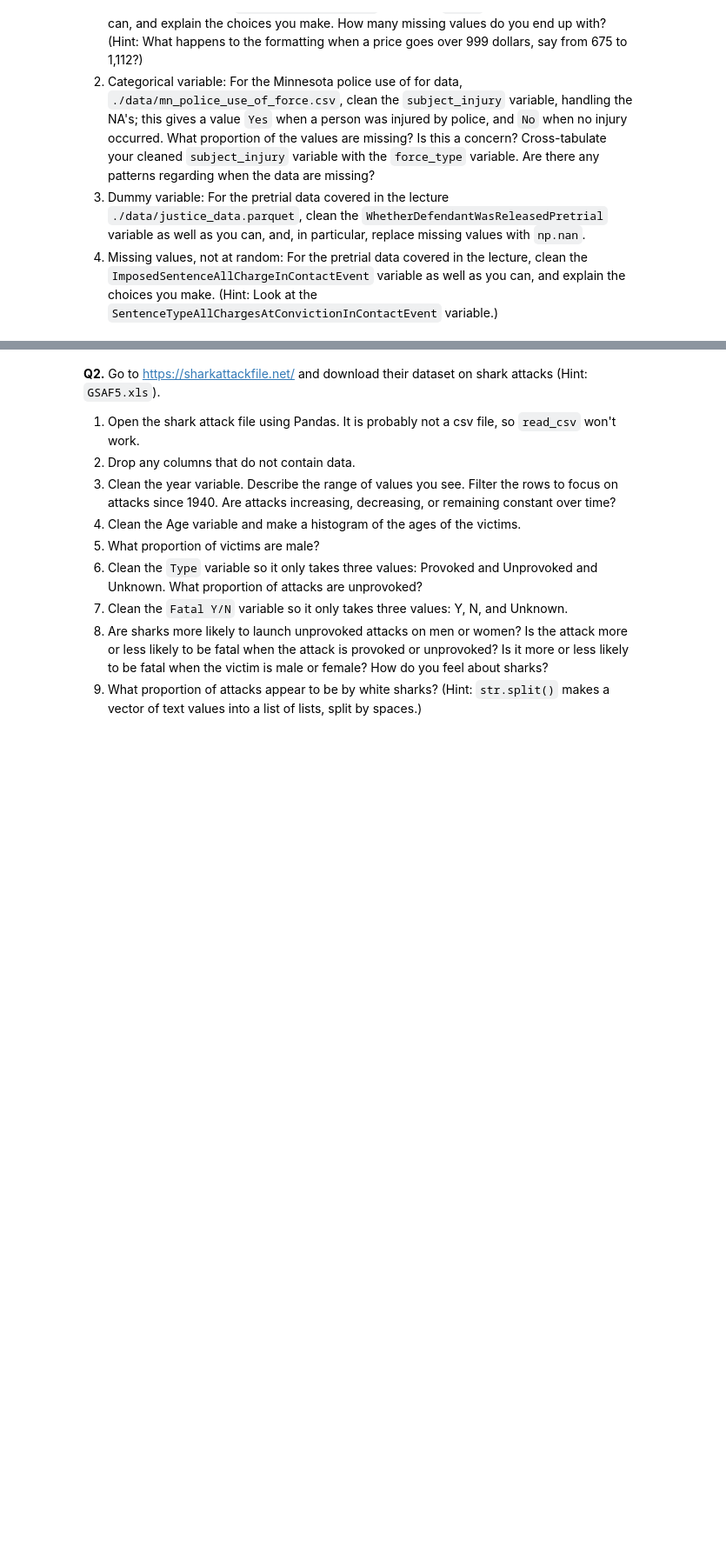
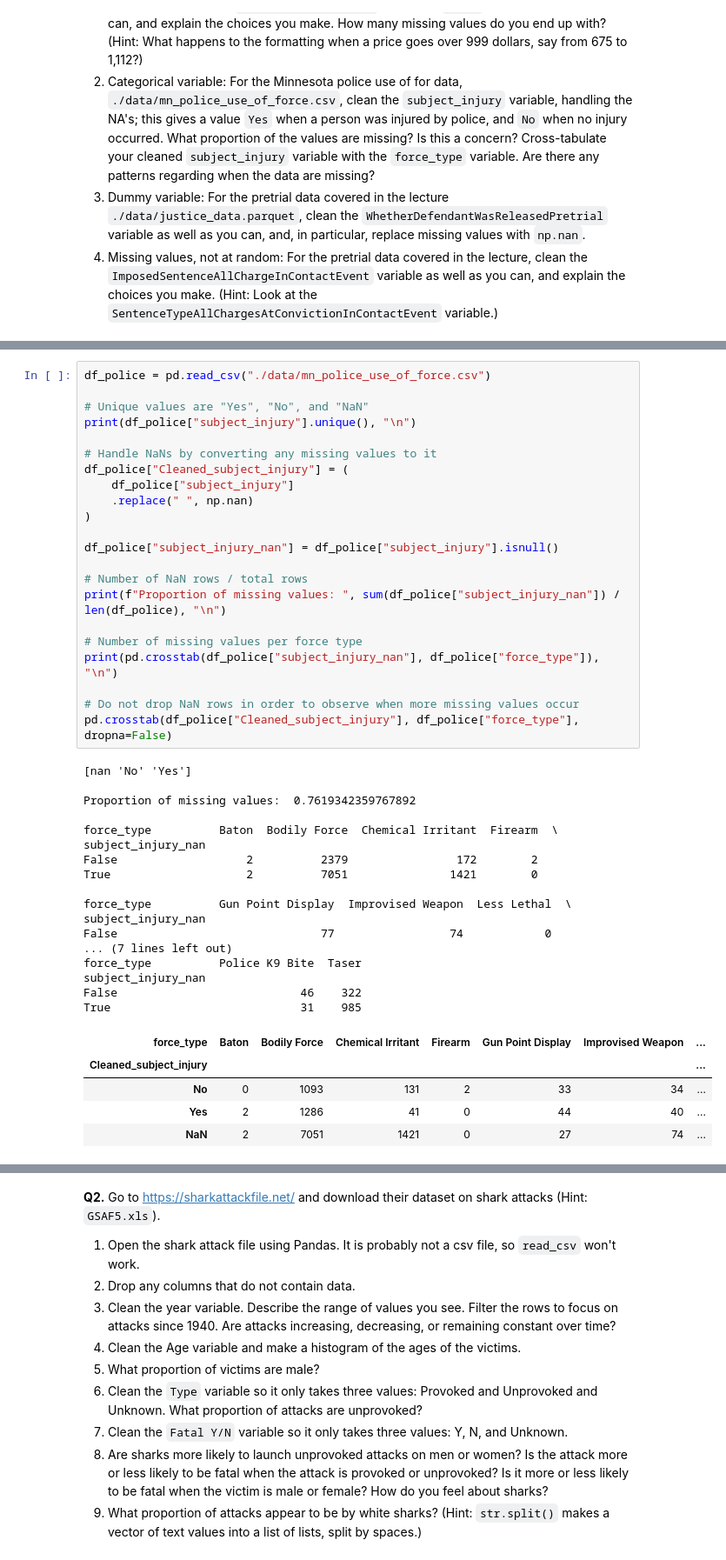
Before and after one commit to Jonuhthan/wrangling_assignment, a Jupyter notebook: assignment.ipynb, the cells around one changed output, grey strips where cells are left out. Shown: that part at 87% size. Cells and saved outputs as stored; diff of their text form; blank space fills up the shorter version.

```diff
--- a/assignment.ipynb
+++ b/assignment.ipynb
@@ -36,0 +36,45 @@ airbnb_data["Cleaned_price"].isna().sum()
+# %%
+df_police = pd.read_csv("./data/mn_police_use_of_force.csv")
+
+# Unique values are "Yes", "No", and "NaN"
+print(df_police["subject_injury"].unique(), "\n")
+
+# Handle NaNs by converting any missing values to it
+df_police["Cleaned_subject_injury"] = (
+    df_police["subject_injury"]
+    .replace(" ", np.nan)
+)
+
+df_police["subject_injury_nan"] = df_police["subject_injury"].isnull()
+
+# Number of NaN rows / total rows
+print(f"Proportion of missing values: ", sum(df_police["subject_injury_nan"]) / len(df_police), "\n")
+
+# Number of missing values per force type
+print(pd.crosstab(df_police["subject_injury_nan"], df_police["force_type"]), "\n")
+
+# Do not drop NaN rows in order to observe when more missing values occur
+pd.crosstab(df_police["Cleaned_subject_injury"], df_police["force_type"], dropna=False)
+# %% [output]
+[nan 'No' 'Yes']
+
+Proportion of missing values:  0.7619342359767892
+
+force_type          Baton  Bodily Force  Chemical Irritant  Firearm  \
+subject_injury_nan
+False                   2          2379                172        2
+True                    2          7051               1421        0
+
+force_type          Gun Point Display  Improvised Weapon  Less Lethal  \
+subject_injury_nan
+False                              77                 74            0
+... (7 lines left out)
+force_type          Police K9 Bite  Taser
+subject_injury_nan
+False                           46    322
+True                            31    985
+| force_type | Baton | Bodily Force | Chemical Irritant | Firearm | Gun Point Display | Improvised Weapon | ... |
+| Cleaned_subject_injury |  |  |  |  |  |  | ... |
+| No | 0 | 1093 | 131 | 2 | 33 | 34 | ... |
+| Yes | 2 | 1286 | 41 | 0 | 44 | 40 | ... |
+| NaN | 2 | 7051 | 1421 | 0 | 27 | 74 | ... |
```
Also changed, not shown: parts of 21 cells of this notebook, 1 other file.
